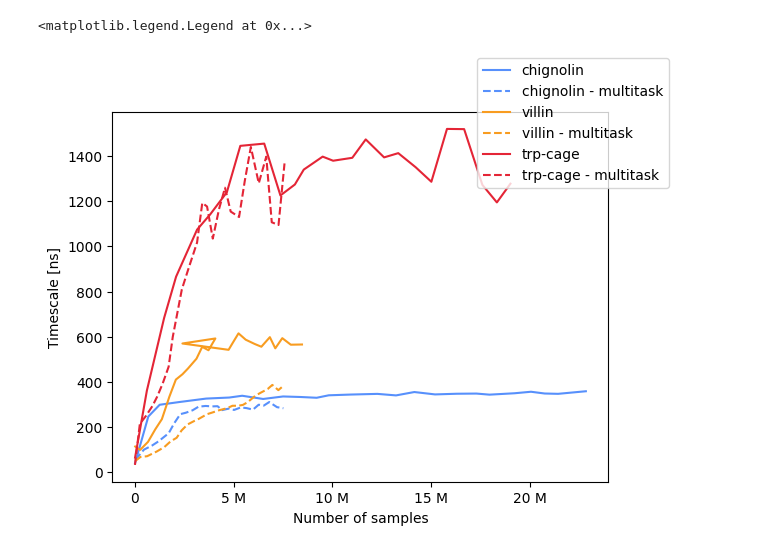
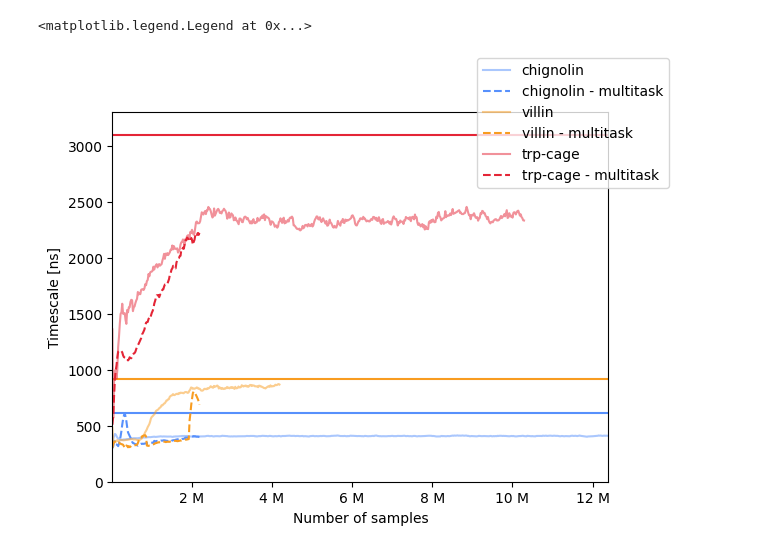
Before and after one commit to pietronvll/encoderops, a Jupyter notebook: analysis/multitask.ipynb, the cells around one changed output. Cells and saved outputs as stored; diff of their text form; code cells hidden in the pictures.

Commit message:
Saved multitask run

```diff
--- a/analysis/multitask.ipynb
+++ b/analysis/multitask.ipynb
@@ -29,8 +29,8 @@ class Protein:
 chignolin = Protein(
     name = 'chignolin',
     protein_id = 'CLN025',
-    run_id = 'd9mundb3',
-    run_multitask_id = 'iemtl4ug',
+    run_id = 'fmkatmr2',
+    run_multitask_id = 'g27jovjc',
     t_fold_ns = 610.,
     t_unfold_ns = 2240.
 )
@@ -38,8 +38,8 @@ chignolin = Protein(
 villin = Protein(
     name = 'villin',
     protein_id = '2F4K',
-    run_id = 'fsl1u98m',
-    run_multitask_id = 'iemtl4ug',
+    run_id = '57se0wdy',
+    run_multitask_id = 'g27jovjc',
     t_fold_ns = 2850.,
     t_unfold_ns = 920.
 )
@@ -47,27 +47,30 @@ villin = Protein(
 trpcage = Protein(
     name = 'trp-cage',
     protein_id = '2JOF',
-    run_id = 'o778zvrh',
-    run_multitask_id = 'iemtl4ug',
+    run_id = '8szjhk4u',
+    run_multitask_id = 'g27jovjc',
     t_fold_ns = 14400.,
     t_unfold_ns = 3100.
 )
 # %%
 colors = ["#5790fc", "#f89c20", "#e42536", "#964a8b", "#9c9ca1", "#7a21dd"]
 fig, ax = plt.subplots()
 for color, protein in zip(colors, [chignolin, villin, trpcage]):
-    x = protein.single['samples'][::20]
-    y = protein.single['tau'][::20]
-    ax.plot(x, y, color=color, label = protein.name)
 
-    x = protein.multi['samples'][::20]
-    y = protein.multi['tau'][::20]
+    x = protein.single['samples']
+    y = protein.single['tau']
+    ax.plot(x, y, color=color, label = protein.name, alpha=0.5)
+
+    x = protein.multi['samples']
+    y = protein.multi['tau']
     ax.plot(x, y, '--', color=color, label = f"{protein.name} - multitask")
-    #ax.axhline(min(protein.t_fold_ns, protein.t_unfold_ns), color=color)
+    ax.axhline(min(protein.t_fold_ns, protein.t_unfold_ns), color=color)
 ax.set_ylabel("Timescale [ns]")
 ax.set_xlabel("Number of samples")
 ax.xaxis.set_major_formatter(ticker.EngFormatter())
+ax.set_xmargin(0)
+ax.set_ylim(0, 3300)
 fig.legend()
 # %% [output]
 <matplotlib.legend.Legend at 0x...>
-[figure, old version]
+[figure, new version]
```
